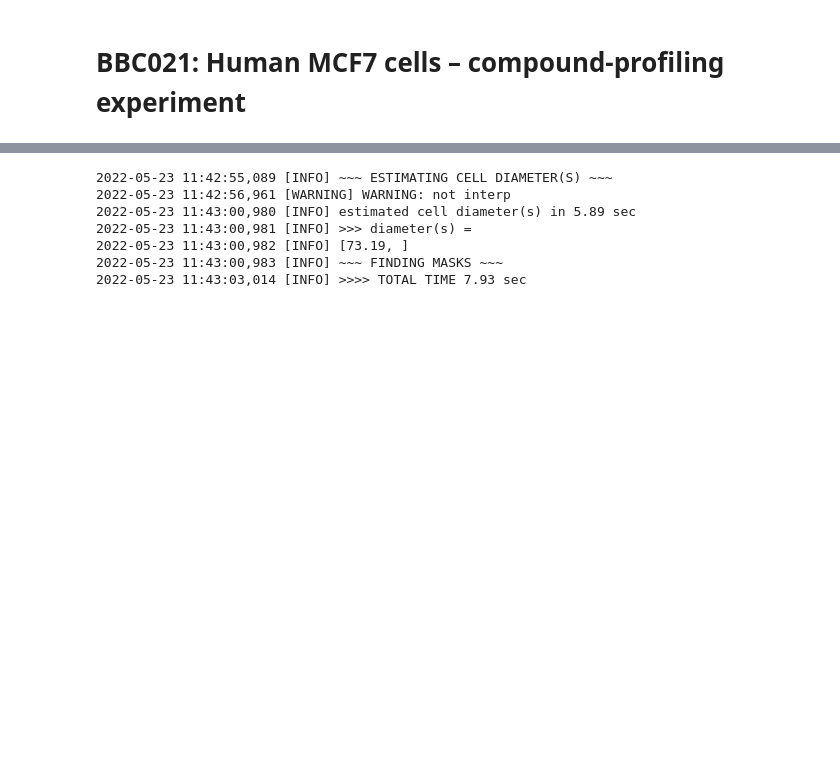
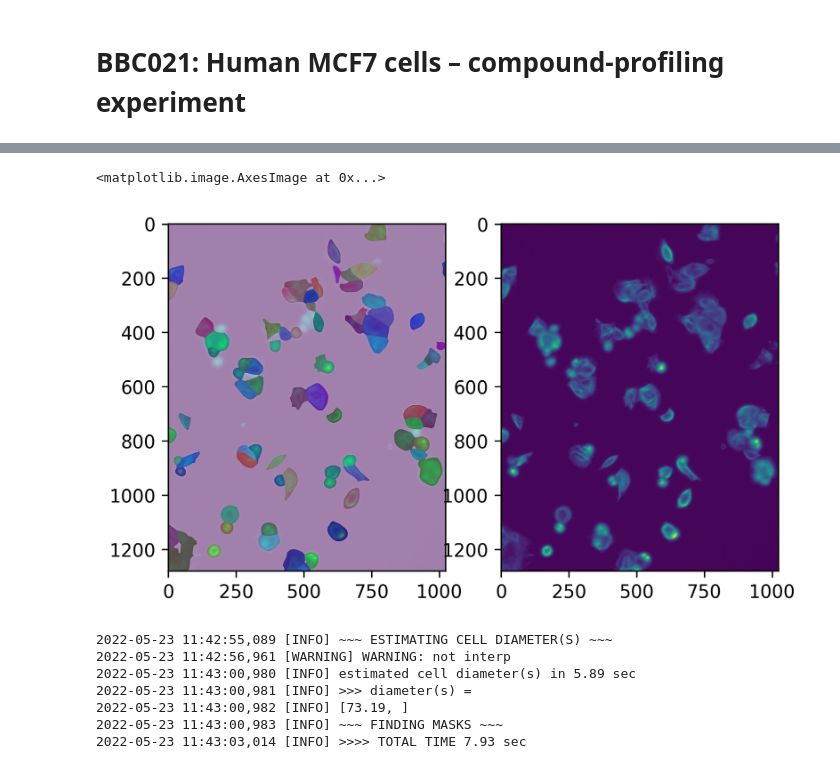
Before and after one commit to harel-coffee/SCIP-use-case-workflows-auto, a Jupyter notebook: notebooks/QC/bbbc_image_inspection.ipynb, the cells around one changed output, grey strips where cells are left out. Cells and saved outputs as stored; diff of their text form; code cells hidden in the pictures; blank space fills up the shorter version.

```diff
--- a/notebooks/QC/bbbc_image_inspection.ipynb
+++ b/notebooks/QC/bbbc_image_inspection.ipynb
@@ -56,3 +93,11 @@ for prop in regionprops(label_image=masks):
+# %%
+fig, (ax1, ax2) = plt.subplots(1, 2, dpi=300)
+ax2.imshow(pixels[1])
+ax1.imshow(pixels[1])
+ax1.imshow(plot.mask_rgb(mask[1]), alpha=.5)
+# %% [output]
+<matplotlib.image.AxesImage at 0x...>
+[figure, added]
 # %%
 masks2, flows2, styles2, diams2 = model.eval([pixels], diameter=None, channels=[2, 0], mask_threshold=0.2)
 # %% [output]
```
Also changed, not shown: parts of 16 cells of this notebook, 2 other files.
